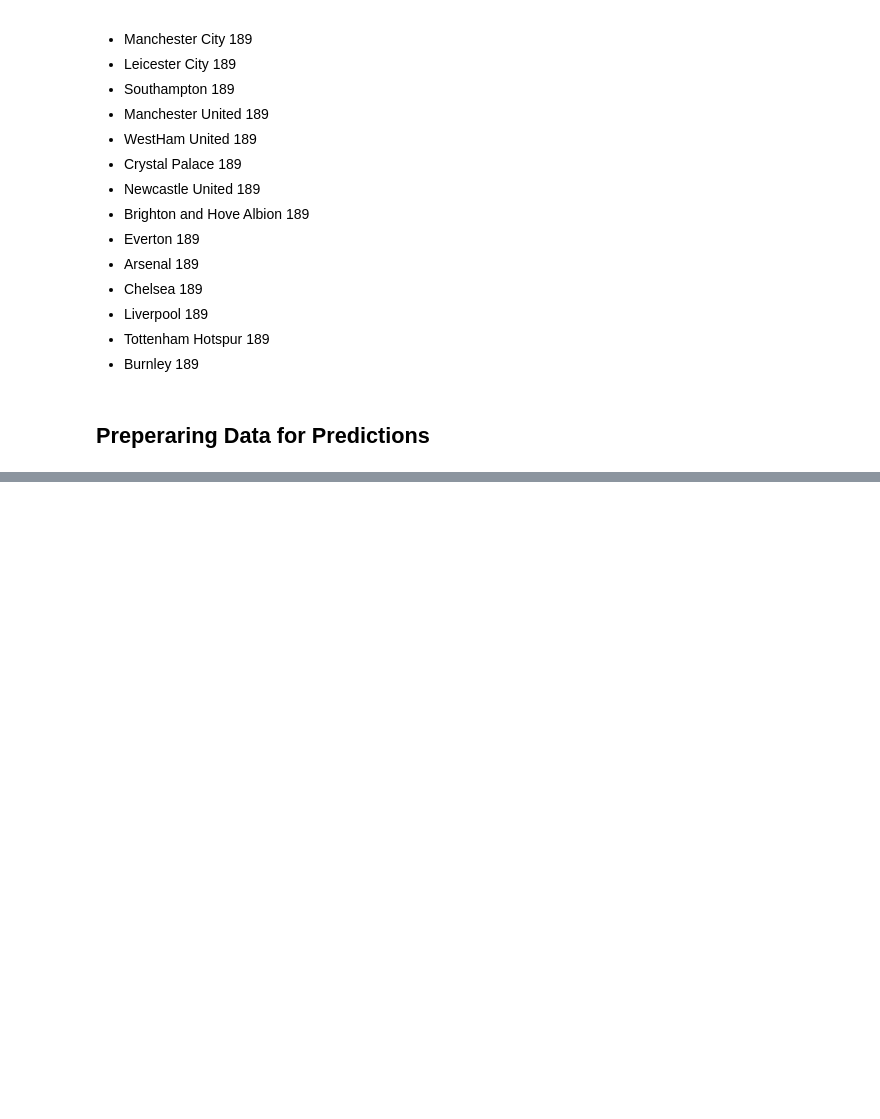
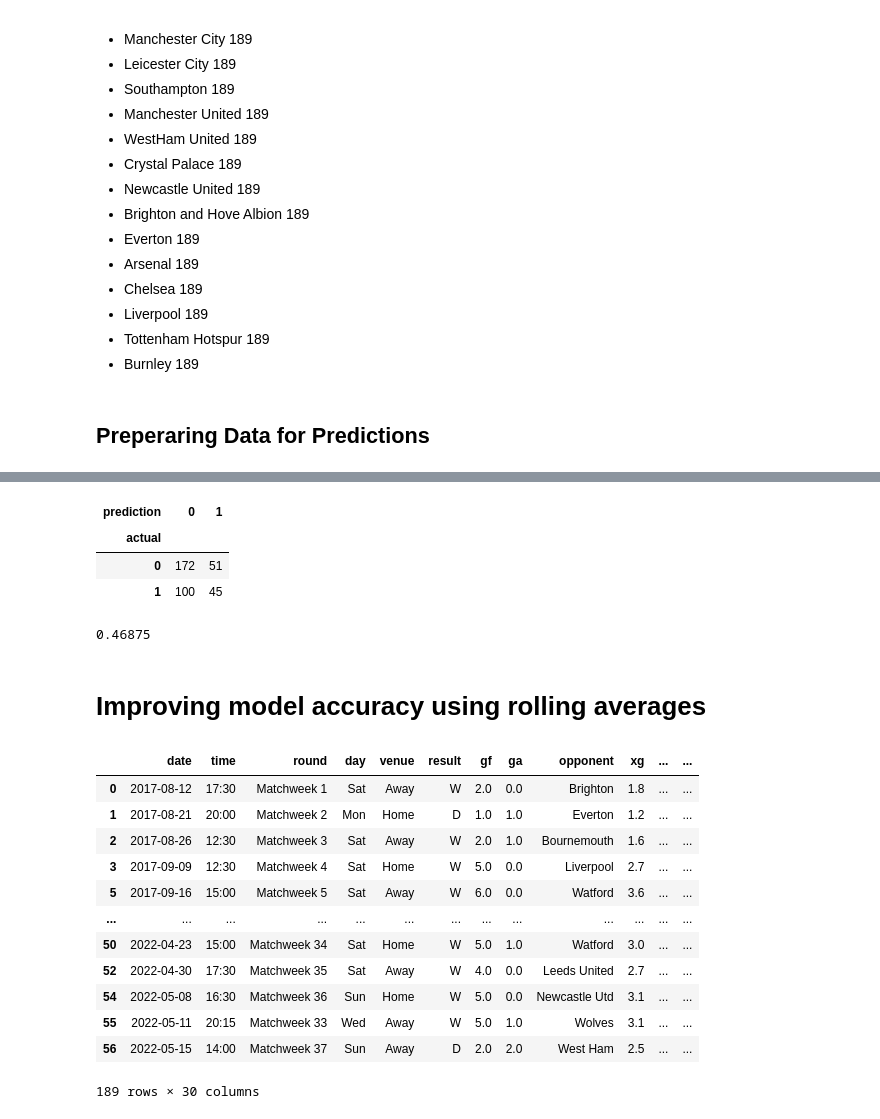
Before and after one commit to maco-data/ML_EPL, a Jupyter notebook: predictions.ipynb, the cells around one changed output, grey strips where cells are left out. Cells and saved outputs as stored; diff of their text form; code cells hidden in the pictures; blank space fills up the shorter version.

```diff
--- a/predictions.ipynb
+++ b/predictions.ipynb
@@ -92,0 +185,38 @@ Played 5 Seasons
+# %%
+# Creating a cross tab // try to use crossvalidation
+
+pd.crosstab(index=combined['actual'], columns=combined['prediction'])
+# %% [output]
+| prediction | 0 | 1 |
+| actual |  |  |
+| 0 | 172 | 51 |
+| 1 | 100 | 45 |
+# %%
+# What percentage of time the team actually win
+precision_score(test['target'], preds)
+# %% [output]
+0.46875
+# %% [markdown]
+# Improving model accuracy using rolling averages
+# %%
+# dividing dataset into groups
+
+grouped_matches = matches.groupby('team') # creates a datafram for every team in the data
+# %%
+group = grouped_matches.get_group('ManchesterCity')
+# %%
+group
+# %% [output]
+|  | date | time | round | day | venue | result | gf | ga | opponent | xg | ... | ... |
+| 0 | 2017-08-12 | 17:30 | Matchweek 1 | Sat | Away | W | 2.0 | 0.0 | Brighton | 1.8 | ... | ... |
+| 1 | 2017-08-21 | 20:00 | Matchweek 2 | Mon | Home | D | 1.0 | 1.0 | Everton | 1.2 | ... | ... |
+| 2 | 2017-08-26 | 12:30 | Matchweek 3 | Sat | Away | W | 2.0 | 1.0 | Bournemouth | 1.6 | ... | ... |
+| 3 | 2017-09-09 | 12:30 | Matchweek 4 | Sat | Home | W | 5.0 | 0.0 | Liverpool | 2.7 | ... | ... |
+| 5 | 2017-09-16 | 15:00 | Matchweek 5 | Sat | Away | W | 6.0 | 0.0 | Watford | 3.6 | ... | ... |
+| ... | ... | ... | ... | ... | ... | ... | ... | ... | ... | ... | ... | ... |
+| 50 | 2022-04-23 | 15:00 | Matchweek 34 | Sat | Home | W | 5.0 | 1.0 | Watford | 3.0 | ... | ... |
+| 52 | 2022-04-30 | 17:30 | Matchweek 35 | Sat | Away | W | 4.0 | 0.0 | Leeds United | 2.7 | ... | ... |
+| 54 | 2022-05-08 | 16:30 | Matchweek 36 | Sun | Home | W | 5.0 | 0.0 | Newcastle Utd | 3.1 | ... | ... |
+| 55 | 2022-05-11 | 20:15 | Matchweek 33 | Wed | Away | W | 5.0 | 1.0 | Wolves | 3.1 | ... | ... |
+| 56 | 2022-05-15 | 14:00 | Matchweek 37 | Sun | Away | D | 2.0 | 2.0 | West Ham | 2.5 | ... | ... |
+189 rows × 30 columns
```
Also changed, not shown: parts of 38 cells of this notebook.
